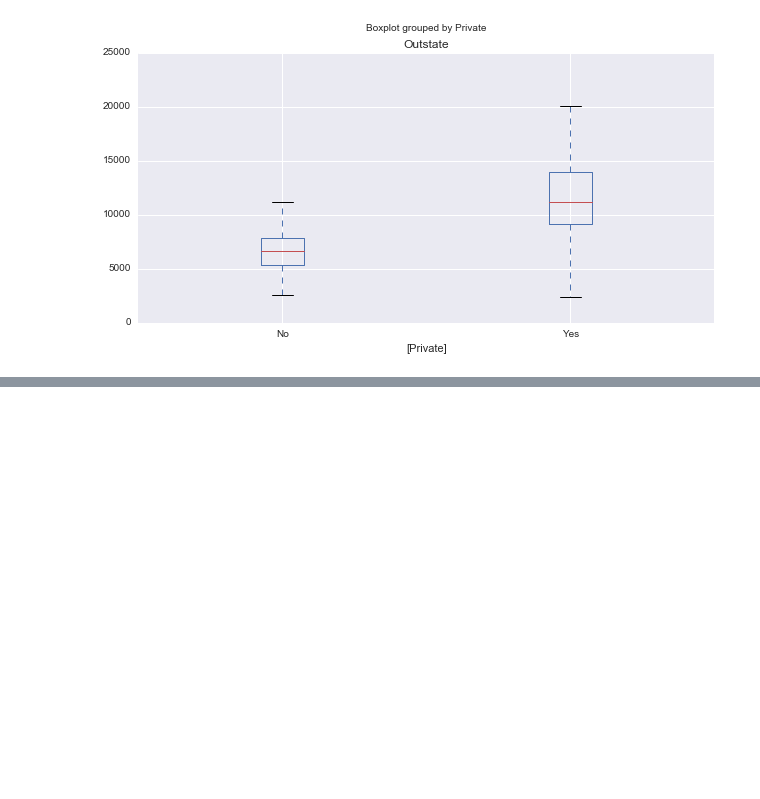
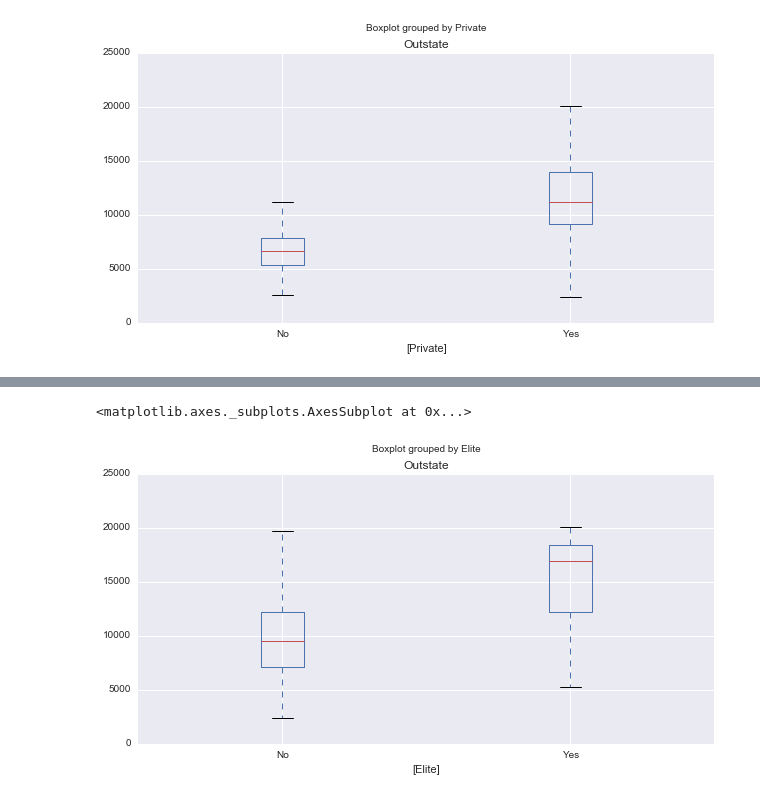
Before and after one commit to sushmit86/Stat_learning, a Jupyter notebook: Chapter2_Exercise.ipynb, the cells around one changed output, grey strips where cells are left out. Cells and saved outputs as stored; diff of their text form; code cells hidden in the pictures; blank space fills up the shorter version.

```diff
--- a/Chapter2_Exercise.ipynb
+++ b/Chapter2_Exercise.ipynb
@@ -67,6 +67,7 @@ df_college.boxplot(column= ['Outstate'], by = ['Private'],figsize = (10,5))
 [figure]
 # %%
 # 8(c) (iv)
-df_college['Elite'] = ['Yes' if x > 50 else 'No' for x in df_college['Outstate']]
+df_college['Elite'] = ['Yes' if x > 50 else 'No' for x in df_college['Top10perc']]
 # using list comprehension to get the best perfomance
+df_college.boxplot(column= ['Outstate'], by = ['Elite'], figsize= (10,5))
 # %% [output]
@@ -78,0 +74,2 @@ df_college['Elite'] = ['Yes' if x > 50 else 'No' for x in df_college['Outstate']
+<matplotlib.axes._subplots.AxesSubplot at 0x...>
+[figure, added]
```
Also changed, not shown: parts of 1 cell of this notebook.
